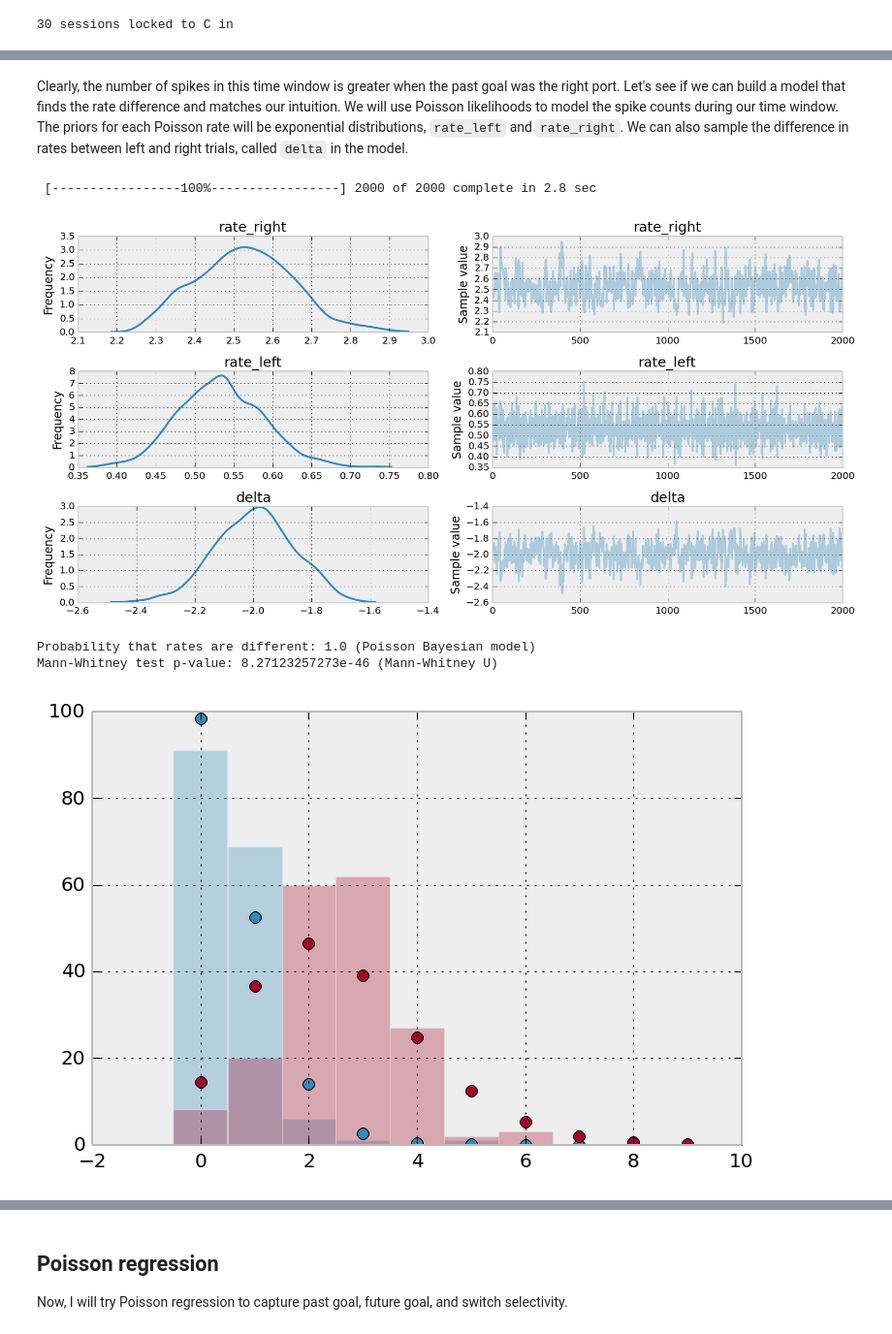
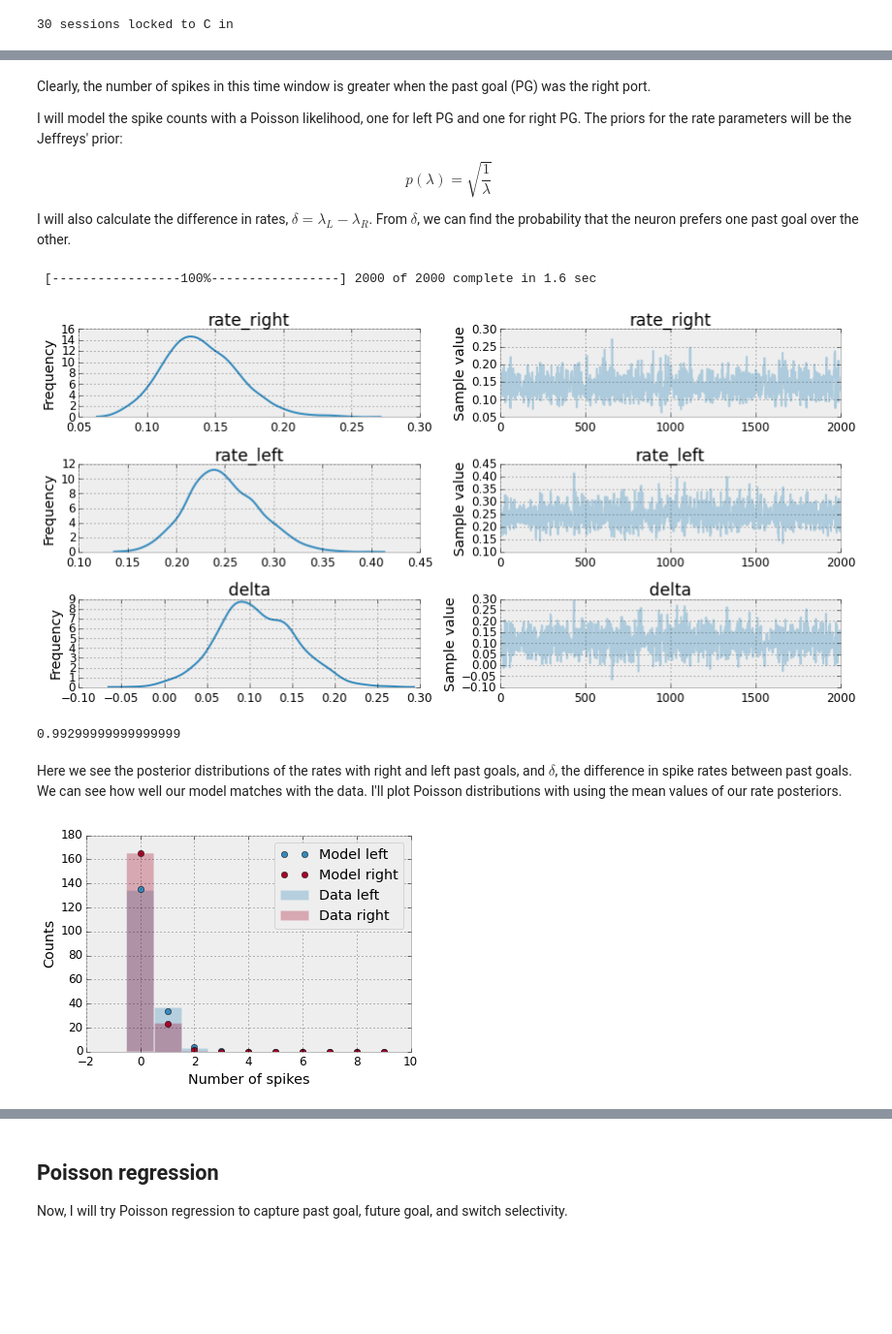
Before and after one commit to mcleonard/wm_paper, a Jupyter notebook: Goal selectivity.ipynb, the cells around one changed output, grey strips where cells are left out. Shown: that part at 97% size. Saved outputs shown, nothing was run; the diff lists cells and outputs as text; code cells hidden in the pictures; blank space fills up the shorter version.

```diff
--- a/Goal selectivity.ipynb
+++ b/Goal selectivity.ipynb
@@ -14,4 +14,8 @@ import scipy as sp
 
 import memory as my
 from spikesort import catalog
+# %%
+# Using the inline backend sets the font size to 10
+# for some reason, so I'm setting it back to 12
+matplotlib.rcParams['font.size'] = 12
 # %%
@@ -34,7 +37,14 @@ Okay, so here I want to build a heirarchical model for looking at the selectivit
 # %%
 lkr.lock('C in')
-data = lkr[53].groupby(['PG outcome', 'FG outcome']).get_group((my.HIT, my.HIT))
+data = lkr[36].groupby(['PG outcome', 'FG outcome']).get_group((my.HIT, my.HIT))
 results = {}
 for goal, goal_data in data.groupby('PG port'):
     goal_rates = my.analyze.time_histogram(goal_data, limit=(-0.05, 0.05)).values
     results[goal] = goal_rates.flatten()/10.
+
+fig, ax = plt.subplots()
+ax.hist(results[my.RIGHT], alpha=0.3, range=(0,10), bins=10, label='Right past goal', align='left')
+ax.hist(results[my.LEFT], alpha=0.3, range=(0,10), bins=10, label='Left past goal', align='left')
+leg = ax.legend()
+ax.set_xlabel('Number of spikes')
+ax.set_ylabel('Counts')
@@ -47,10 +54,19 @@ leg = plt.legend()
-# %% [markdown]
-Clearly, the number of spikes in this time window is greater when the past goal was the right port. Let's see if we can build a model that finds the rate difference and matches our intuition. We will use Poisson likelihoods to model the spike counts during our time window. The priors for each Poisson rate will be exponential distributions, `rate_left` and `rate_right`. We can also sample the difference in rates between left and right trials, called `delta` in the model.
+# %% [markdown]
+Clearly, the number of spikes in this time window is greater when the past goal (PG) was the right port.
+
+I will model the spike counts with a Poisson likelihood, one for left PG and one for right PG. The priors for the rate parameters will be the Jeffreys' prior:
+
+$$
+p(\lambda) = \sqrt{\frac{1}{\lambda}}
+$$
+
+I will also calculate the difference in rates, $\delta = \lambda_{L} - \lambda_{R}$. From $\delta$, we can find the probability that the neuron prefers one past goal over the other.
 # %%
+import theano.tensor as t
 with pm.Model() as model:
-    # Define priors
-    rate_right = pm.Exponential('rate_right', 1)
-    rate_left = pm.Exponential('rate_left', 1)
+    # Define Jeffreys' priors
+    rate_right = pm.DensityDist('rate_right', lambda x: -0.5*t.log(t.abs_(x)), testval=1)
+    rate_left = pm.DensityDist('rate_left', lambda x: -0.5*t.log(t.abs_(x)), testval=1)
 
     delta = pm.Deterministic('delta', rate_left - rate_right)
 
@@ -60,29 +76,35 @@ with pm.Model() as model:
 
     # Do the inference
     start = pm.find_MAP()
-    step = pm.NUTS()
+    step = pm.NUTS(scaling=start)
     trace = pm.sample(2000, step, start=start)
 # %% [output]
- [-----------------100%-----------------] 2000 of 2000 complete in 2.8 sec
+ [-----------------100%-----------------] 2000 of 2000 complete in 1.6 sec
 # %%
 fig = pm.traceplot(trace)
 # %% [output]
-[figure, old version]
+[figure, new version]
+# %%
+np.mean(trace['delta']>0)
+# %% [output]
+0.99299999999999999
+# %% [markdown]
+Here we see the posterior distributions of the rates with right and left past goals, and $\delta$, the difference in spike rates between past goals. We can see how well our model matches with the data. I'll plot Poisson distributions with using the mean values of our rate posteriors.
 # %%
 side_map = {my.LEFT:"left", my.RIGHT:"right"}
 color_map = {my.LEFT:"#348ABD", my.RIGHT:"#A60628"}
 for each in results:
     plt.hist(results[each], alpha=0.3, range=(0,10), bins=10,
-             label=side_map[each], align='left', color=color_map[each])
-    poisson = sp.stats.poisson(trace['rate_{}'.format(side_map[each])].mean())
-    plt.plot(poisson.pmf(np.arange(10))*len(results[each]), 'o', color=color_map[each])
+             align='left', color=color_map[each],
+             label='Data {}'.format(side_map[each]))
 
-p_selective = max((trace['delta']>=0).mean(),
-                  (trace['delta']<=0).mean())
-print("Probability that rates are different: {} (Poisson Bayesian model)".format(p_selective))
-U, p_mw = sp.stats.mannwhitneyu(results[my.RIGHT], results[my.LEFT])
-print("Mann-Whitney test p-value: {} (Mann-Whitney U)".format(p_mw))
+    rate = trace['rate_{}'.format(side_map[each])].mean()
+    poisson = sp.stats.poisson(rate)
+    plt.plot(poisson.pmf(np.arange(10))*len(results[each]),
+             'o', color=color_map[each],
+             label='Model {}'.format(side_map[each]))
+plt.legend()
+plt.xlabel('Number of spikes')
+_ = plt.ylabel('Counts')
 # %% [output]
-Probability that rates are different: 1.0 (Poisson Bayesian model)
-Mann-Whitney test p-value: 8.27123257273e-46 (Mann-Whitney U)
-[figure, old version]
+[figure, new version]
```
Also changed, not shown: parts of 62 cells of this notebook.
